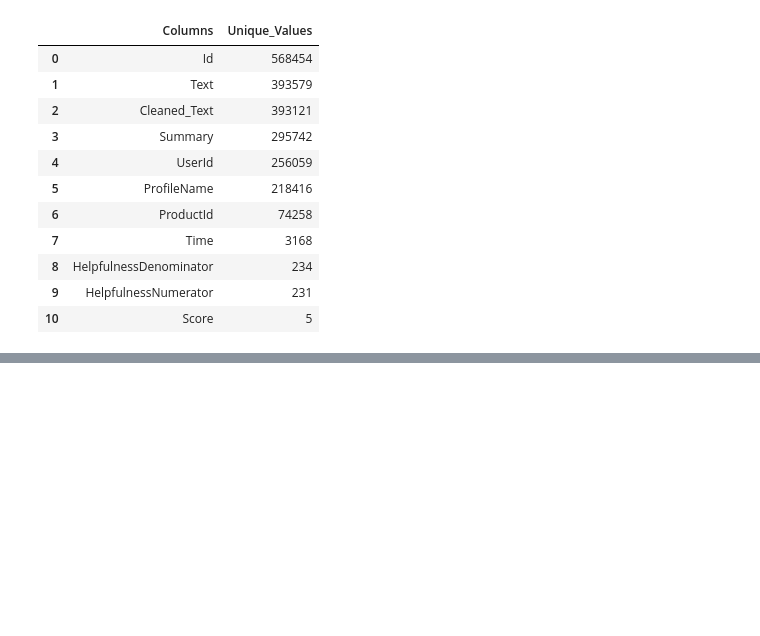
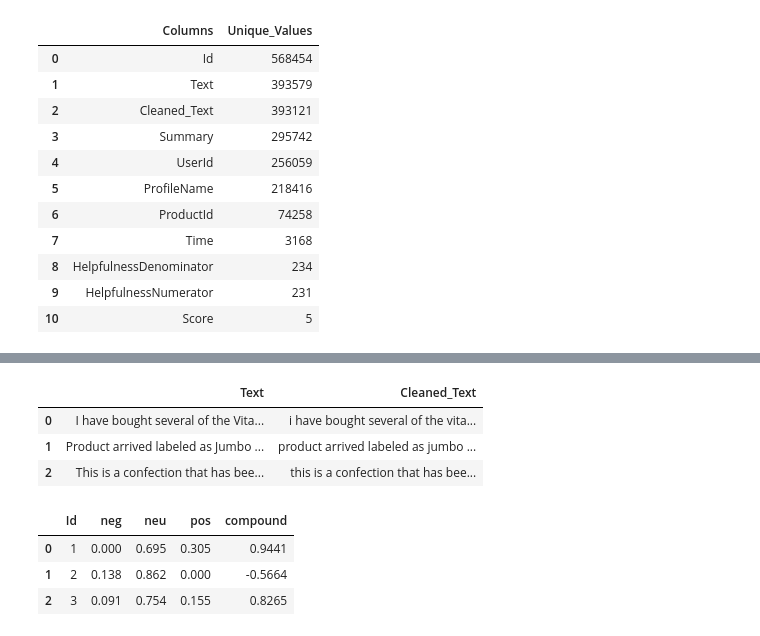
Before and after one commit to ilovedata6/Sentiment-Analysis, a Jupyter notebook: analysis.ipynb, the cells around one changed output, grey strips where cells are left out. Saved outputs shown, nothing was run; the diff lists cells and outputs as text; code cells hidden in the pictures; blank space fills up the shorter version.

```diff
--- a/analysis.ipynb
+++ b/analysis.ipynb
@@ -107,0 +138,7 @@ Index(['Id', 'ProductId', 'UserId', 'ProfileName', 'HelpfulnessNumerator',
+# %%
+df[['Text','Cleaned_Text']].head(3)
+# %% [output]
+|  | Text | Cleaned_Text |
+| 0 | I have bought several of the Vita... | i have bought several of the vita... |
+| 1 | Product arrived labeled as Jumbo ... | product arrived labeled as jumbo ... |
+| 2 | This is a confection that has bee... | this is a confection that has bee... |
@@ -107,0 +155,9 @@ Index(['Id', 'ProductId', 'UserId', 'ProfileName', 'HelpfulnessNumerator',
+# %%
+vaders = pd.DataFrame.from_dict(res, orient='index')
+vaders = vaders.reset_index().rename(columns={'index':'Id'})
+vaders.head(3)
+# %% [output]
+|  | Id | neg | neu | pos | compound |
+| 0 | 1 | 0.000 | 0.695 | 0.305 | 0.9441 |
+| 1 | 2 | 0.138 | 0.862 | 0.000 | -0.5664 |
+| 2 | 3 | 0.091 | 0.754 | 0.155 | 0.8265 |
```
Also changed, not shown: parts of 9 cells of this notebook.
